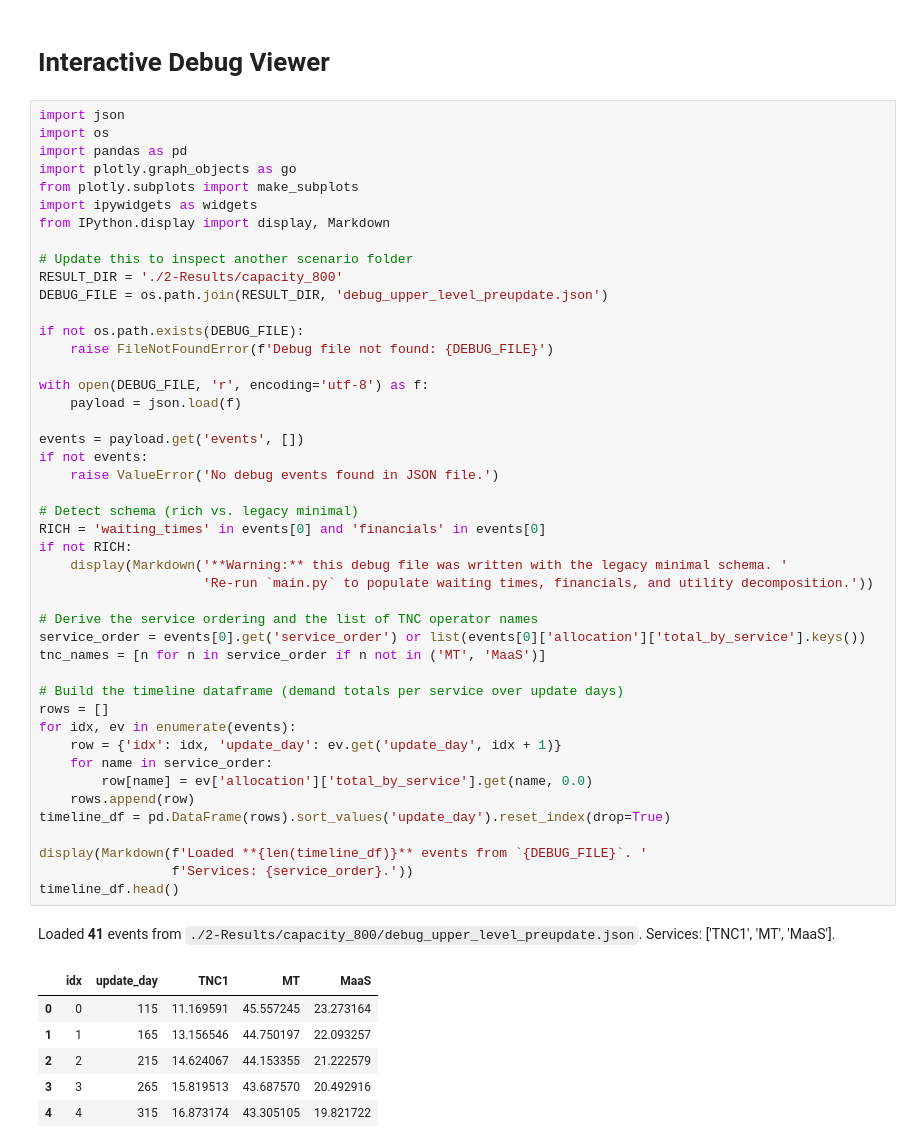
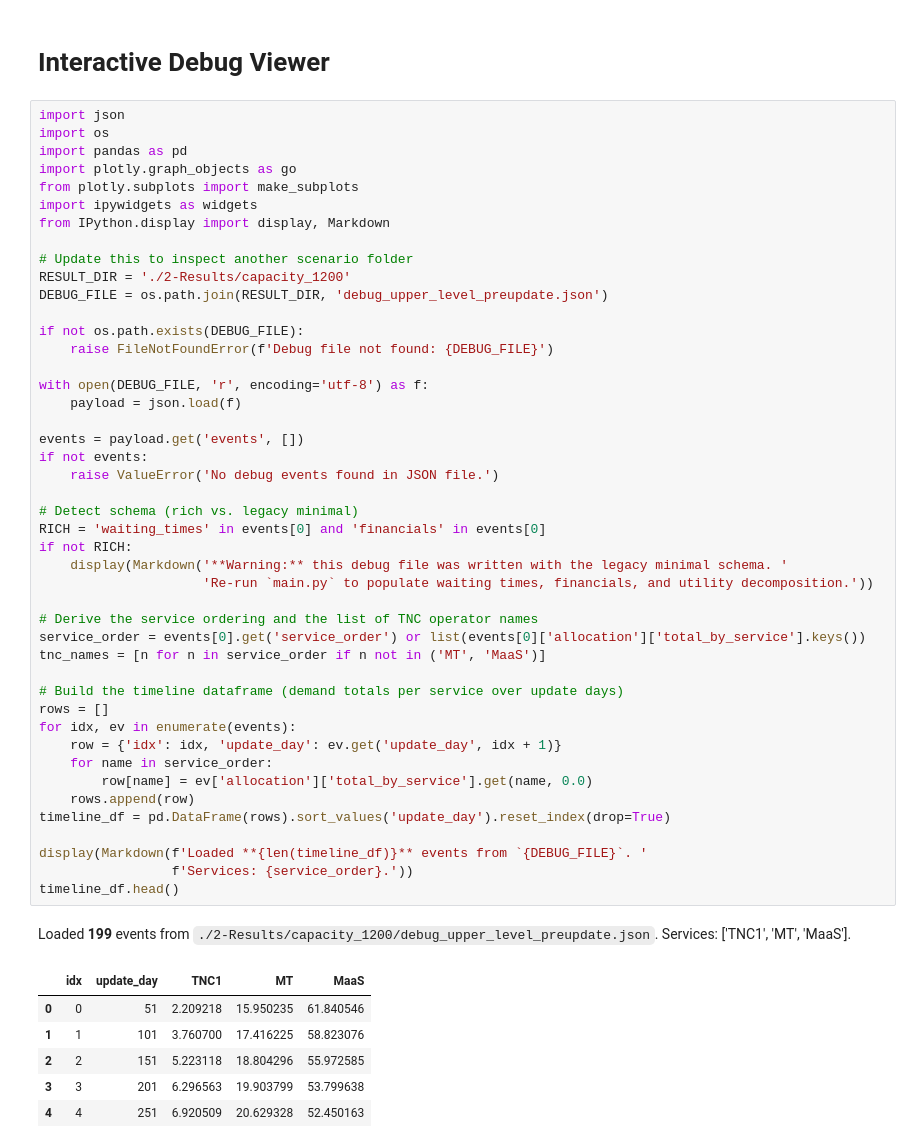
Before and after one commit to mikimiki44/MaaS_platform_and_TNCs, a Jupyter notebook: 0-Simulation/debug_interactive_viewer.ipynb, the cells around one changed output. Saved outputs shown, nothing was run; the diff lists cells and outputs as text.

```diff
--- a/0-Simulation/debug_interactive_viewer.ipynb
+++ b/0-Simulation/debug_interactive_viewer.ipynb
@@ -10,7 +10,7 @@ import ipywidgets as widgets
 from IPython.display import display, Markdown
 
 # Update this to inspect another scenario folder
-RESULT_DIR = './2-Results/capacity_800'
+RESULT_DIR = './2-Results/capacity_1200'
 DEBUG_FILE = os.path.join(RESULT_DIR, 'debug_upper_level_preupdate.json')
 
 if not os.path.exists(DEBUG_FILE):
@@ -20,39 +20,39 @@ with open(DEBUG_FILE, 'r', encoding='utf-8') as f:
     payload = json.load(f)
 
 events = payload.get('events', [])
 if not events:
     raise ValueError('No debug events found in JSON file.')
 
 # Detect schema (rich vs. legacy minimal)
 RICH = 'waiting_times' in events[0] and 'financials' in events[0]
 if not RICH:
     display(Markdown('**Warning:** this debug file was written with the legacy minimal schema. '
                      'Re-run `main.py` to populate waiting times, financials, and utility decomposition.'))
 
 # Derive the service ordering and the list of TNC operator names
 service_order = events[0].get('service_order') or list(events[0]['allocation']['total_by_service'].keys())
 tnc_names = [n for n in service_order if n not in ('MT', 'MaaS')]
 
 # Build the timeline dataframe (demand totals per service over update days)
 rows = []
 for idx, ev in enumerate(events):
     row = {'idx': idx, 'update_day': ev.get('update_day', idx + 1)}
     for name in service_order:
         row[name] = ev['allocation']['total_by_service'].get(name, 0.0)
     rows.append(row)
 timeline_df = pd.DataFrame(rows).sort_values('update_day').reset_index(drop=True)
 
 display(Markdown(f'Loaded **{len(timeline_df)}** events from `{DEBUG_FILE}`. '
                  f'Services: {service_order}.'))
 timeline_df.head()
 # %% [output]
-Loaded **41** events from `./2-Results/capacity_800/debug_upper_level_preupdate.json`. Services: ['TNC1', 'MT', 'MaaS'].
+Loaded **199** events from `./2-Results/capacity_1200/debug_upper_level_preupdate.json`. Services: ['TNC1', 'MT', 'MaaS'].
 |  | idx | update_day | TNC1 | MT | MaaS |
-| 0 | 0 | 115 | 11.169591 | 45.557245 | 23.273164 |
-| 1 | 1 | 165 | 13.156546 | 44.750197 | 22.093257 |
-| 2 | 2 | 215 | 14.624067 | 44.153355 | 21.222579 |
-| 3 | 3 | 265 | 15.819513 | 43.687570 | 20.492916 |
-| 4 | 4 | 315 | 16.873174 | 43.305105 | 19.821722 |
+| 0 | 0 | 51 | 2.209218 | 15.950235 | 61.840546 |
+| 1 | 1 | 101 | 3.760700 | 17.416225 | 58.823076 |
+| 2 | 2 | 151 | 5.223118 | 18.804296 | 55.972585 |
+| 3 | 3 | 201 | 6.296563 | 19.903799 | 53.799638 |
+| 4 | 4 | 251 | 6.920509 | 20.629328 | 52.450163 |
 # %%
 # V2-style color palette, generalised for K TNC operators.
 # TNCs use shades of blue, MT green, MaaS orange. P&L uses green=revenue, red=cost, purple=net.
```
Also changed, not shown: parts of 1 cell of this notebook, 39 other files.
